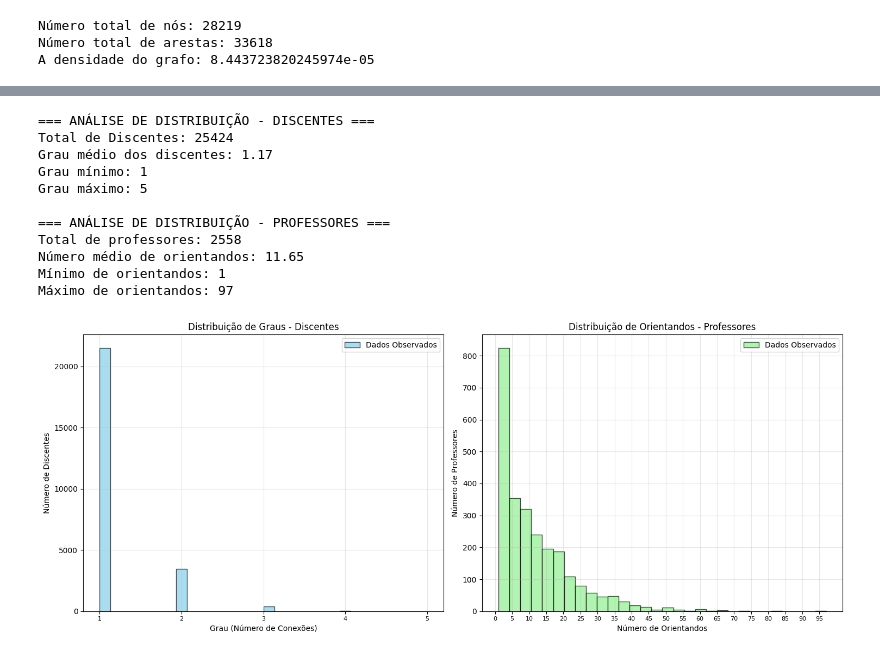
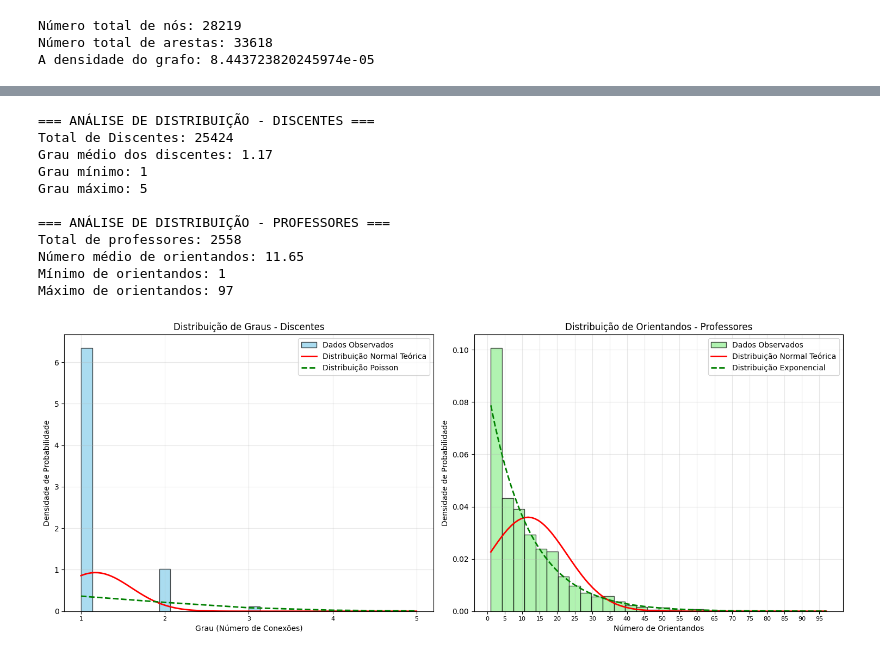
Before and after one commit to LukasMarquess/Grafos---Bolsas-IC-UFRN, a Jupyter notebook: GrafoPrincipal.ipynb, the cells around one changed output, grey strips where cells are left out. Drawn from its saved outputs; the diff is of its cells as text; code cells hidden in the pictures.

```diff
--- a/GrafoPrincipal.ipynb
+++ b/GrafoPrincipal.ipynb
@@ -245,50 +245,70 @@ if grafo_final:
     print(f"Número médio de orientandos: {media_professores:.2f}")
     print(f"Mínimo de orientandos: {min(orientandos_por_professor)}")
     print(f"Máximo de orientandos: {max(orientandos_por_professor)}")
-    print()
 
     # Visualizações lado a lado
     fig, (ax1, ax2) = plt.subplots(1, 2, figsize=(15, 6))
 
     # Gráfico 1: Histograma + Curva Normal - Discentes
-    ax1.hist(graus_discentes, bins=30, density=False, alpha=0.7, color='skyblue',
+    ax1.hist(graus_discentes, bins=30, density=True, alpha=0.7, color='skyblue',
              edgecolor='black', label='Dados Observados')
+
+    # Curva normal teórica para discentes (para comparação)
+    x_disc = np.linspace(min(graus_discentes), max(graus_discentes), 100)
+    y_disc = stats.norm.pdf(x_disc, media_discentes, desvio_discentes)
+    ax1.plot(x_disc, y_disc, 'r-', linewidth=2, label='Distribuição Normal Teórica')
+
+    # Adicionar curva mais apropriada (Poisson)
+    lambda_poisson = media_discentes
+    x_discrete = range(int(min(graus_discentes)), int(max(graus_discentes)) + 1)
+    y_poisson = [stats.poisson.pmf(k, lambda_poisson) for k in x_discrete]
+    ax1.plot(x_discrete, y_poisson, 'g--', linewidth=2, label='Distribuição Poisson')
 
     ax1.set_title('Distribuição de Graus - Discentes')
     ax1.set_xlabel('Grau (Número de Conexões)')
-    ax1.set_ylabel('Número de Discentes')
+    ax1.set_ylabel('Densidade de Probabilidade')
     ax1.set_xticks(range(int(min(graus_discentes)), int(max(graus_discentes)) + 1, 1))
     ax1.tick_params(axis='x', labelsize=8)
     ax1.legend()
     ax1.grid(True, alpha=0.3)
 
     # Gráfico 2: Histograma + Curva Normal - Professores
-    ax2.hist(orientandos_por_professor, bins=30, density=False, alpha=0.7, color='lightgreen',
+    ax2.hist(orientandos_por_professor, bins=30, density=True, alpha=0.7, color='lightgreen',
              edgecolor='black', label='Dados Observados')
+
+    # Curva normal teórica para professores (para comparação)
+    x_prof = np.linspace(min(orientandos_por_professor), max(orientandos_por_professor), 100)
+    y_prof = stats.norm.pdf(x_prof, media_professores, desvio_professores)
+    ax2.plot(x_prof, y_prof, 'r-', linewidth=2, label='Distribuição Normal Teórica')
+
+    # Adicionar curva mais apropriada (Exponencial)
+    lambda_exp = 1/media_professores
+    y_exp = stats.expon.pdf(x_prof, scale=1/lambda_exp)
+    ax2.plot(x_prof, y_exp, 'g--', linewidth=2, label='Distribuição Exponencial')
 
     ax2.set_title('Distribuição de Orientandos - Professores')
     ax2.set_xlabel('Número de Orientandos')
-    ax2.set_ylabel('Número de Professores')
+    ax2.set_ylabel('Densidade de Probabilidade')
     ax2.set_xticks(range(0, int(max(orientandos_por_professor)) + 1, 5))
     ax2.tick_params(axis='x', labelsize=8)
     ax2.legend()
     ax2.grid(True, alpha=0.3)
 
     plt.tight_layout()
     plt.show()
 
 else:
     print("O grafo não foi criado. Execute as células anteriores primeiro.")
 # %% [output]
 === ANÁLISE DE DISTRIBUIÇÃO - DISCENTES ===
 Total de Discentes: 25424
 Grau médio dos discentes: 1.17
 Grau mínimo: 1
 Grau máximo: 5
 
 === ANÁLISE DE DISTRIBUIÇÃO - PROFESSORES ===
 Total de professores: 2558
 Número médio de orientandos: 11.65
 Mínimo de orientandos: 1
 Máximo de orientandos: 97
-[figure, old version]
+[figure, new version]
```
Also changed, not shown: parts of 2 cells of this notebook, 2 other files.
